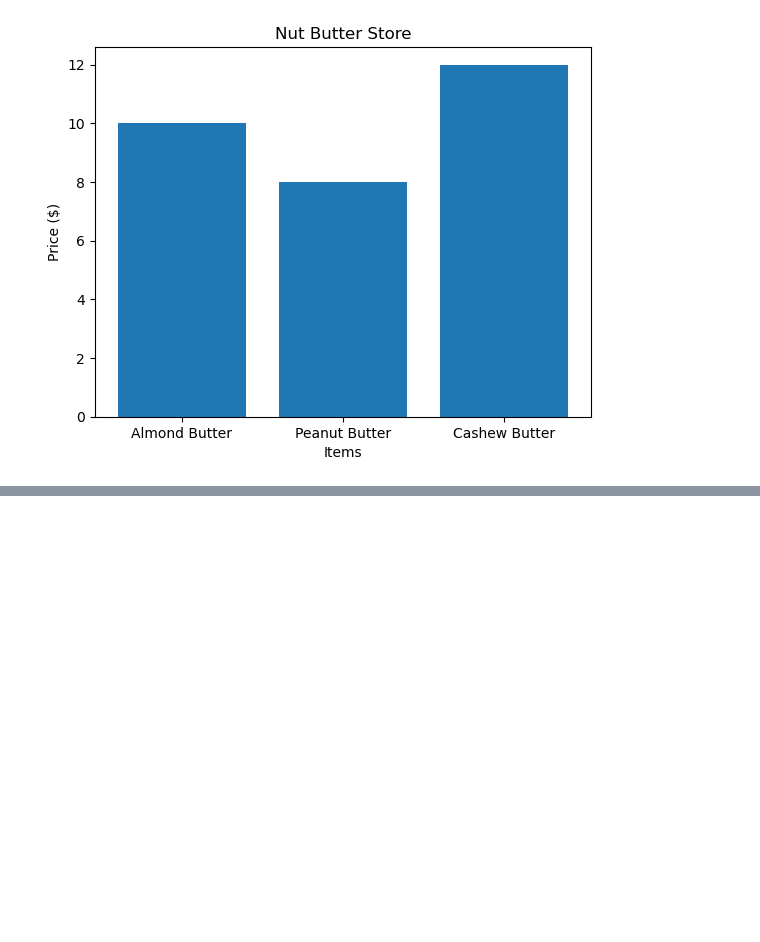
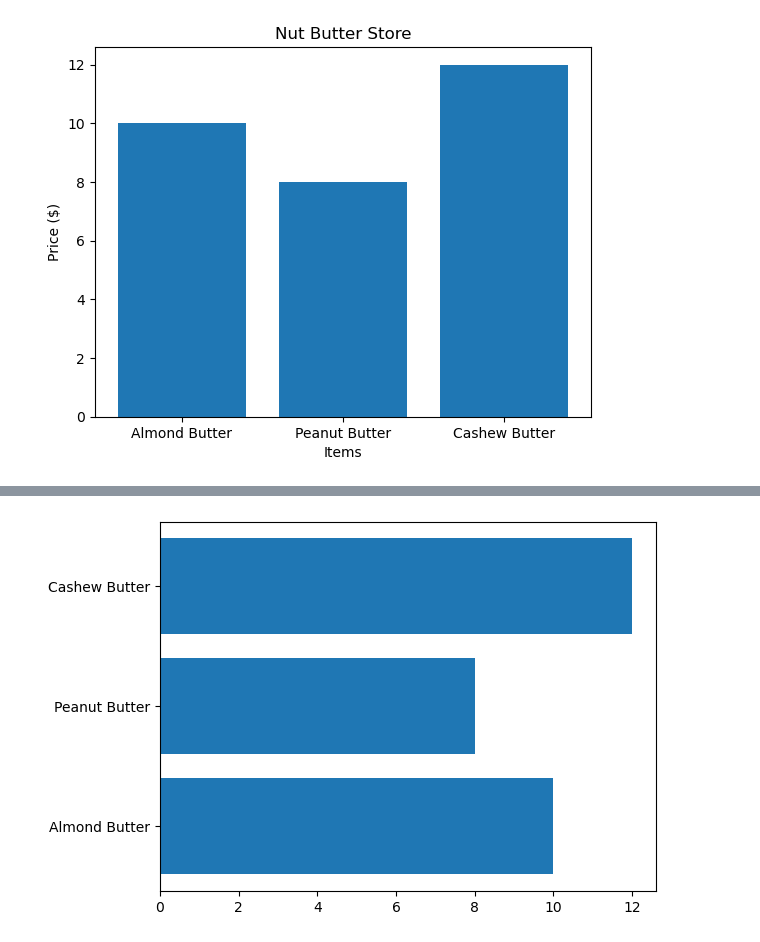
Before and after one commit to DevSen101/ML-Bootcamp, a Jupyter notebook: Matplotlib/Introduction-to-Matplotlib.ipynb, the cells around one changed output, grey strips where cells are left out. Saved outputs shown, nothing was run; the diff lists cells and outputs as text; code cells hidden in the pictures; blank space fills up the shorter version.

```diff
--- a/Matplotlib/Introduction-to-Matplotlib.ipynb
+++ b/Matplotlib/Introduction-to-Matplotlib.ipynb
@@ -166,0 +172,5 @@ ax.set(title="Nut Butter Store",
+# %%
+fix, ax = plt.subplots()
+ax.barh(nut_butter_prices.keys(), nut_butter_prices.values());
+# %% [output]
+[figure, added]
```
Also changed, not shown: parts of 9 cells of this notebook.
